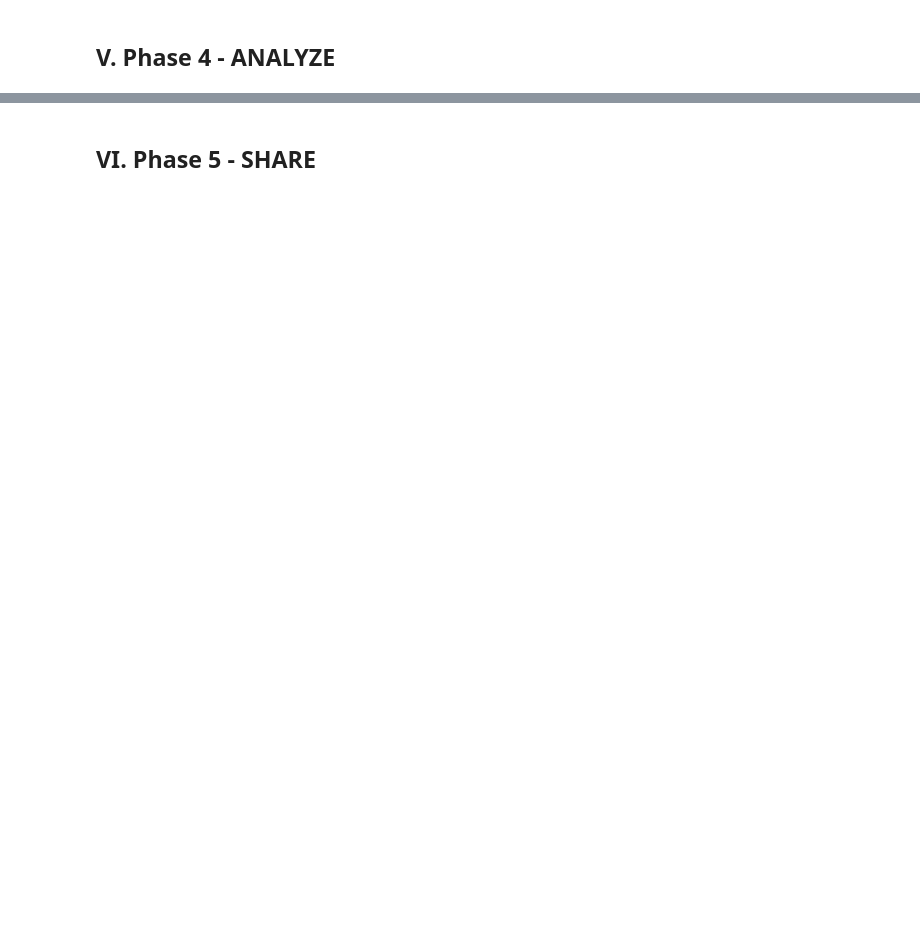
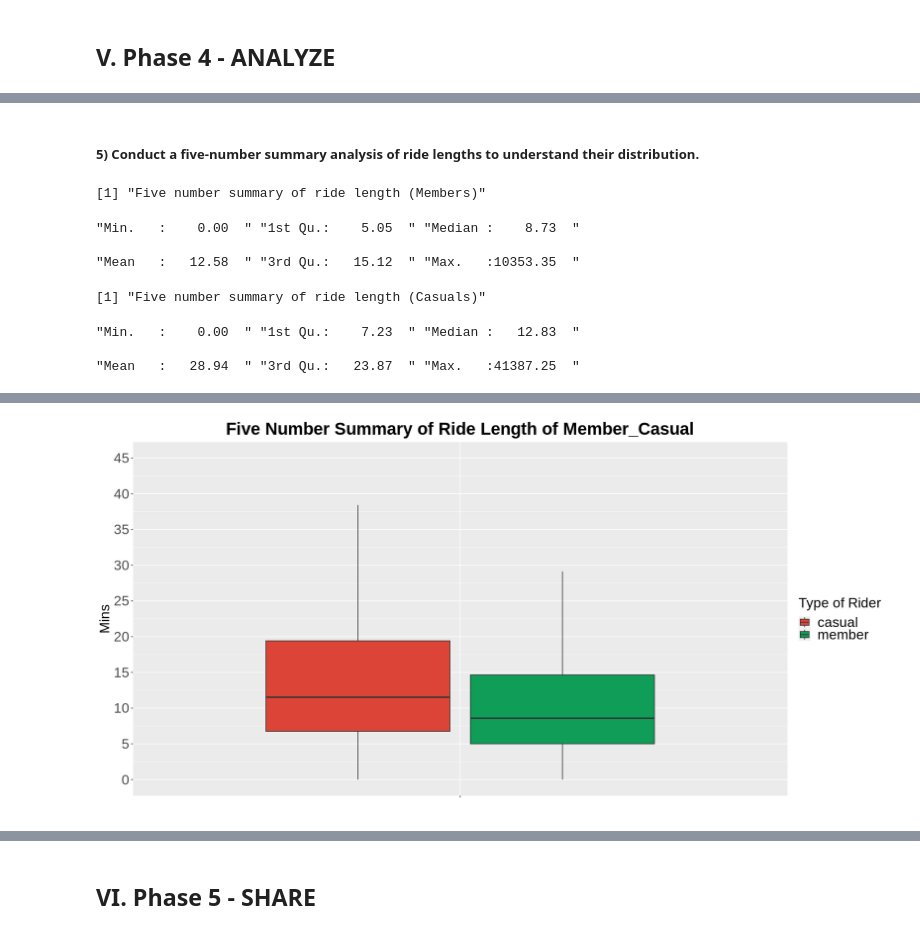
Before and after one commit to Balav-Shamra/Google-Data-Analytics-Professional-Certificate, a Jupyter notebook: Case_Study_1_Cyclistic.ipynb, the cells around one changed output, grey strips where cells are left out. Drawn from its saved outputs; the diff is of its cells as text; code cells hidden in the pictures; blank space fills up the shorter version.

```diff
--- a/Case_Study_1_Cyclistic.ipynb
+++ b/Case_Study_1_Cyclistic.ipynb
@@ -475,0 +624,31 @@ df_filtered = read.csv("/content/cleaned_df.csv")
+# %% [markdown]
+##### **5) Conduct a five-number summary analysis of ride lengths to understand their distribution.**
+# %%
+# Set plot dimensions
+options(repr.plot.width = 16, repr.plot.height = 8)
+
+# Display five number summary of ride length for members
+paste('Five number summary of ride length (Members)')
+summary(df_filtered %>% filter(member_casual == 'member'))[1:6, 'ride_length_mins']
+
+# Display five number summary of ride length for casuals
+paste('Five number summary of ride length (Casuals)')
+summary(df_filtered %>% filter(member_casual == 'casual'))[1:6, 'ride_length_mins']
+
+# Boxplots
+ggplot(df_filtered, aes(y = ride_length_mins, x = '', fill = member_casual)) +
+  geom_boxplot(outlier.shape = NA) +
+  scale_y_continuous(name = 'Mins', breaks = seq(0, 45, 5), limits = c(0, 45)) +
+  theme +
+  theme(axis.title.x = element_blank()) +
+  ggtitle('Five Number Summary of Ride Length of Member_Casual') +
+  scale_fill_manual("Type of Rider", values = colors(1, 0, 1, 0))  # Assuming colors is a predefined function
+# %% [output]
+[1] "Five number summary of ride length (Members)"
+"Min.   :    0.00  " "1st Qu.:    5.05  " "Median :    8.73  "
+
+"Mean   :   12.58  " "3rd Qu.:   15.12  " "Max.   :10353.35  "
+[1] "Five number summary of ride length (Casuals)"
+"Min.   :    0.00  " "1st Qu.:    7.23  " "Median :   12.83  "
+
+"Mean   :   28.94  " "3rd Qu.:   23.87  " "Max.   :41387.25  "
@@ -475,0 +657 @@ df_filtered = read.csv("/content/cleaned_df.csv")
+[figure, added]
```
Also changed, not shown: parts of 23 cells of this notebook.
